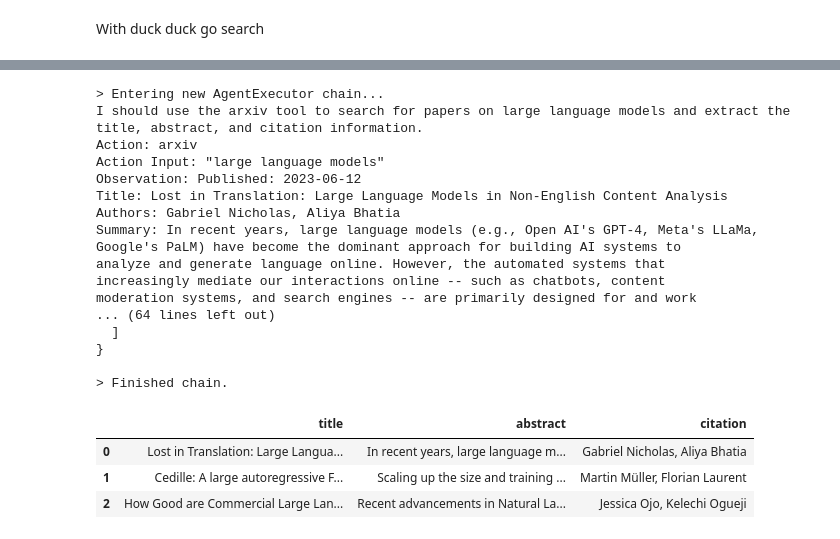
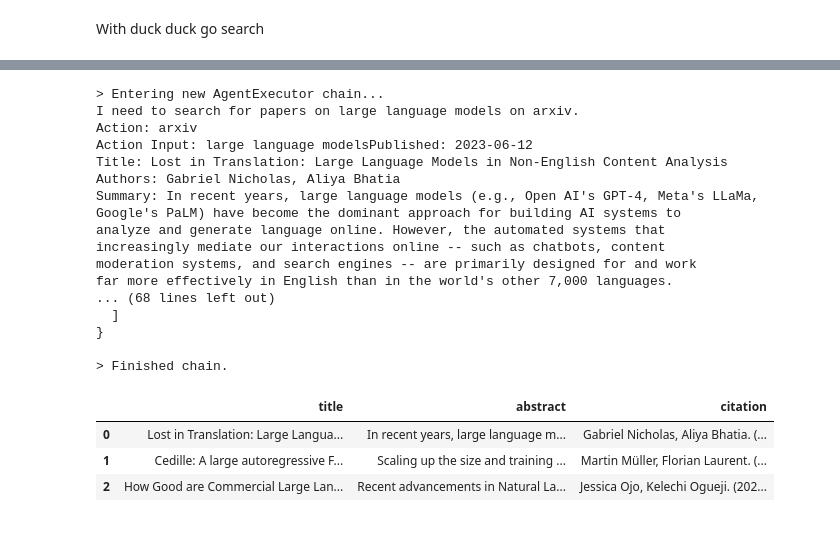
Before and after one commit to EnkrateiaLucca/oreilly_live_training_getting_started_with_langchain, a Jupyter notebook: notebooks/5.0-demos-research-workflows.ipynb, the cells around one changed output, grey strips where cells are left out. Saved outputs shown, nothing was run; the diff lists cells and outputs as text; code cells hidden in the pictures.

```diff
--- a/notebooks/5.0-demos-research-workflows.ipynb
+++ b/notebooks/5.0-demos-research-workflows.ipynb
@@ -248,12 +205,16 @@ agent = initialize_agent(tools,
+# %%
+tools = load_tools(["arxiv"])
+prompt = hub.pull("hwchase17/react")
+agent = create_react_agent(llm, tools, prompt)
+agent_executor = AgentExecutor(agent=agent, tools=tools, verbose=True)
 # %%
-output = agent.invoke({"input": "You are an expert machine learning researcher. You will research 5 papers about large language models and output a json object containing title, abstract and citation, the\
-    structure should be as follows: {title: ..., abstract: ..., citation: ...}. You will use the arxiv search engine to find the papers. The output should ONLY BE JSON. OUTPUT:"})
+output = agent_executor.invoke({"input": "Research any 3 papers about large language models and output a json object containing title, abstract and citation, the\
+    structure should be as follows: {title: ..., abstract: ..., citation: ...}. You will use the arxiv search engine to find the papers. The output should ONLY BE JSON. \n\n OUTPUT:\n\n"})
 # %% [output]
 > Entering new AgentExecutor chain...
-I should use the arxiv tool to search for papers on large language models and extract the title, abstract, and citation information.
+I need to search for papers on large language models on arxiv.
 Action: arxiv
-Action Input: "large language models"
-Observation: Published: 2023-06-12
+Action Input: large language modelsPublished: 2023-06-12
 Title: Lost in Translation: Large Language Models in Non-English Content Analysis
 Authors: Gabriel Nicholas, Aliya Bhatia
 Summary: In recent years, large language models (e.g., Open AI's GPT-4, Meta's LLaMa,
@@ -261,33 +222,36 @@ Google's PaLM) have become the dominant approach for building AI systems to
 analyze and generate language online. However, the automated systems that
 increasingly mediate our interactions online -- such as chatbots, content
 moderation systems, and search engines -- are primarily designed for and work
-... (64 lines left out)
+far more effectively in English than in the world's other 7,000 languages.
+... (68 lines left out)
   ]
 }
 
 > Finished chain.
 # %%
 # Define a Pydantic schema for your data (modify according to your data structure)
-from pydantic import BaseModel
+from langchain_core.pydantic_v1 import BaseModel
 
 class LiteratureData(BaseModel):
+    """Extracts paper information from the output of an arxiv search."""
     title: str
     abstract: str
     citation: str
 
+
 # Create a chain to extract information based on the schema
 extraction_chain = create_extraction_chain_pydantic(
     pydantic_schema=LiteratureData,
-    llm=ChatOpenAI(temperature=0, model="gpt-4"),  # specify the model you want to use
+    llm=ChatOpenAI(temperature=0, model="gpt-3.5-turbo-0125"),  # specify the model you want to use
 )
 # %%
 results = output["output"]
-literature_data_output = extraction_chain.run(results)
+literature_data_output = extraction_chain.invoke(results)
 # %%
-df = pd.DataFrame([data.dict() for data in literature_data_output])
+df = pd.DataFrame([data.dict() for data in literature_data_output["text"]])
 df.head()  # Displaying the first few rows of the DataFrame
 # %% [output]
 |  | title | abstract | citation |
-| 0 | Lost in Translation: Large Langua... | In recent years, large language m... | Gabriel Nicholas, Aliya Bhatia |
-| 1 | Cedille: A large autoregressive F... | Scaling up the size and training ... | Martin Müller, Florian Laurent |
-| 2 | How Good are Commercial Large Lan... | Recent advancements in Natural La... | Jessica Ojo, Kelechi Ogueji |
+| 0 | Lost in Translation: Large Langua... | In recent years, large language m... | Gabriel Nicholas, Aliya Bhatia. (... |
+| 1 | Cedille: A large autoregressive F... | Scaling up the size and training ... | Martin Müller, Florian Laurent. (... |
+| 2 | How Good are Commercial Large Lan... | Recent advancements in Natural La... | Jessica Ojo, Kelechi Ogueji. (202... |
```
Also changed, not shown: parts of 25 cells of this notebook, 3 other files.
